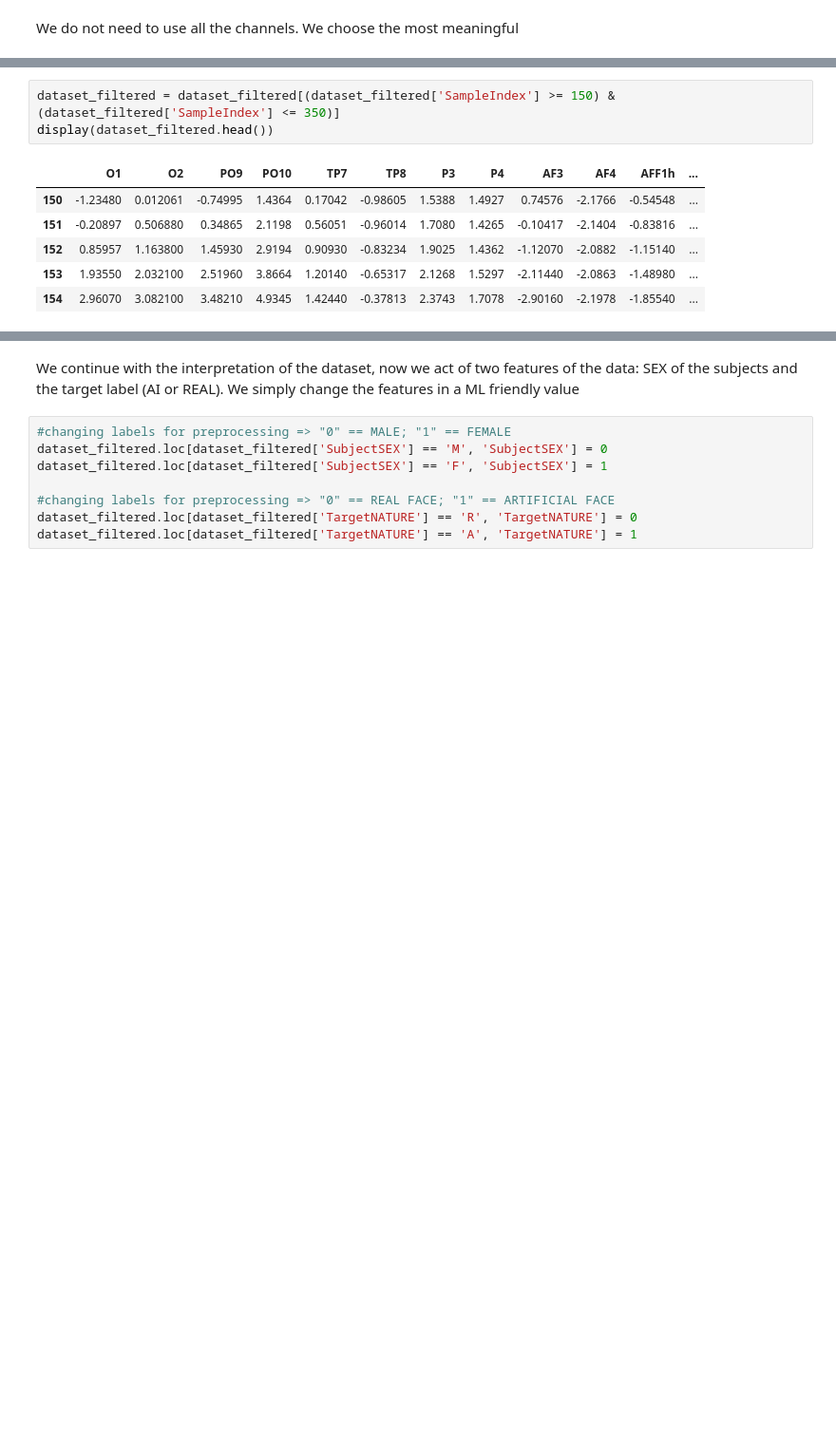
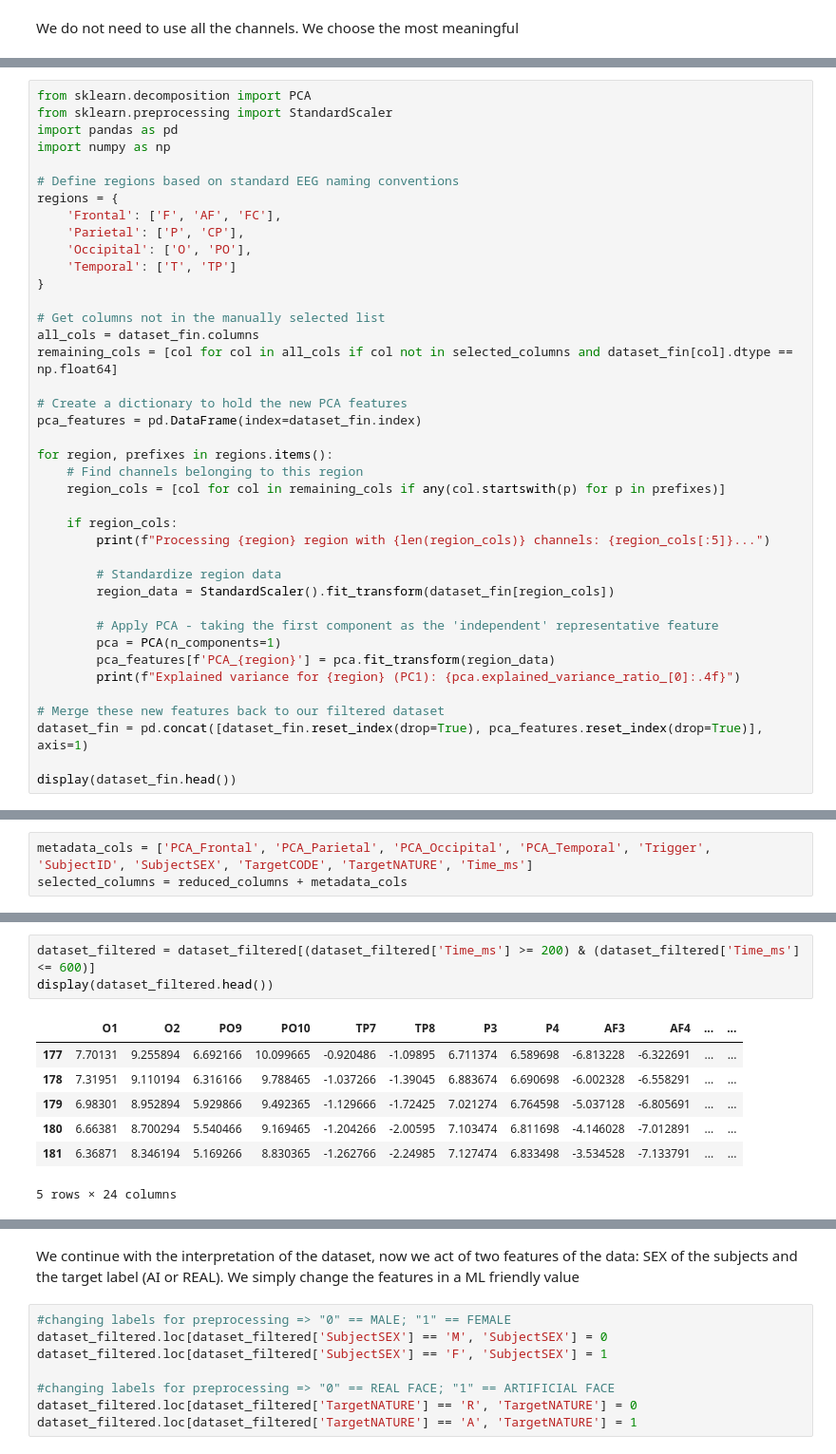
Before and after one commit to Pablo-Rimoldi/neural-classification-artificial-faces, a Jupyter notebook: notebooks/PREPROCESSING_EEG.ipynb, the cells around one changed output, grey strips where cells are left out. Shown at 95% size. Cells and saved outputs as stored; diff of their text form; blank space fills up the shorter version.

```diff
--- a/notebooks/PREPROCESSING_EEG.ipynb
+++ b/notebooks/PREPROCESSING_EEG.ipynb
@@ -77,0 +149,40 @@ dataset_filtered = dataset_fin[selected_columns]
+# %%
+from sklearn.decomposition import PCA
+from sklearn.preprocessing import StandardScaler
+import pandas as pd
+import numpy as np
+
+# Define regions based on standard EEG naming conventions
+regions = {
+    'Frontal': ['F', 'AF', 'FC'],
+    'Parietal': ['P', 'CP'],
+    'Occipital': ['O', 'PO'],
+    'Temporal': ['T', 'TP']
+}
+
+# Get columns not in the manually selected list
+all_cols = dataset_fin.columns
+remaining_cols = [col for col in all_cols if col not in selected_columns and dataset_fin[col].dtype == np.float64]
+
+# Create a dictionary to hold the new PCA features
+pca_features = pd.DataFrame(index=dataset_fin.index)
+
+for region, prefixes in regions.items():
+    # Find channels belonging to this region
+    region_cols = [col for col in remaining_cols if any(col.startswith(p) for p in prefixes)]
+
+    if region_cols:
+        print(f"Processing {region} region with {len(region_cols)} channels: {region_cols[:5]}...")
+
+        # Standardize region data
+        region_data = StandardScaler().fit_transform(dataset_fin[region_cols])
+
+        # Apply PCA - taking the first component as the 'independent' representative feature
+        pca = PCA(n_components=1)
+        pca_features[f'PCA_{region}'] = pca.fit_transform(region_data)
+        print(f"Explained variance for {region} (PC1): {pca.explained_variance_ratio_[0]:.4f}")
+
+# Merge these new features back to our filtered dataset
+dataset_fin = pd.concat([dataset_fin.reset_index(drop=True), pca_features.reset_index(drop=True)], axis=1)
+
+display(dataset_fin.head())
@@ -77,0 +205,3 @@ dataset_filtered = dataset_fin[selected_columns]
+# %%
+metadata_cols = ['PCA_Frontal', 'PCA_Parietal', 'PCA_Occipital', 'PCA_Temporal', 'Trigger', 'SubjectID', 'SubjectSEX', 'TargetCODE', 'TargetNATURE', 'Time_ms']
+selected_columns = reduced_columns + metadata_cols
@@ -97,13 +229,14 @@ Each sample index represents a step in time, each step is equal to 2 ms (since w
 # %%
-dataset_filtered = dataset_filtered[(dataset_filtered['SampleIndex'] >= 150) & (dataset_filtered['SampleIndex'] <= 350)]
+dataset_filtered = dataset_filtered[(dataset_filtered['Time_ms'] >= 200) & (dataset_filtered['Time_ms'] <= 600)]
 display(dataset_filtered.head())
 # %% [output]
-|  | O1 | O2 | PO9 | PO10 | TP7 | TP8 | P3 | P4 | AF3 | AF4 | AFF1h | ... |
-| 150 | -1.23480 | 0.012061 | -0.74995 | 1.4364 | 0.17042 | -0.98605 | 1.5388 | 1.4927 | 0.74576 | -2.1766 | -0.54548 | ... |
-| 151 | -0.20897 | 0.506880 | 0.34865 | 2.1198 | 0.56051 | -0.96014 | 1.7080 | 1.4265 | -0.10417 | -2.1404 | -0.83816 | ... |
-| 152 | 0.85957 | 1.163800 | 1.45930 | 2.9194 | 0.90930 | -0.83234 | 1.9025 | 1.4362 | -1.12070 | -2.0882 | -1.15140 | ... |
-| 153 | 1.93550 | 2.032100 | 2.51960 | 3.8664 | 1.20140 | -0.65317 | 2.1268 | 1.5297 | -2.11440 | -2.0863 | -1.48980 | ... |
-| 154 | 2.96070 | 3.082100 | 3.48210 | 4.9345 | 1.42440 | -0.37813 | 2.3743 | 1.7078 | -2.90160 | -2.1978 | -1.85540 | ... |
+|  | O1 | O2 | PO9 | PO10 | TP7 | TP8 | P3 | P4 | AF3 | AF4 | ... | ... |
+| 177 | 7.70131 | 9.255894 | 6.692166 | 10.099665 | -0.920486 | -1.09895 | 6.711374 | 6.589698 | -6.813228 | -6.322691 | ... | ... |
+| 178 | 7.31951 | 9.110194 | 6.316166 | 9.788465 | -1.037266 | -1.39045 | 6.883674 | 6.690698 | -6.002328 | -6.558291 | ... | ... |
+| 179 | 6.98301 | 8.952894 | 5.929866 | 9.492365 | -1.129666 | -1.72425 | 7.021274 | 6.764598 | -5.037128 | -6.805691 | ... | ... |
+| 180 | 6.66381 | 8.700294 | 5.540466 | 9.169465 | -1.204266 | -2.00595 | 7.103474 | 6.811698 | -4.146028 | -7.012891 | ... | ... |
+| 181 | 6.36871 | 8.346194 | 5.169266 | 8.830365 | -1.262766 | -2.24985 | 7.127474 | 6.833498 | -3.534528 | -7.133791 | ... | ... |
+5 rows × 24 columns
 # %%
 reportID = dataset_filtered[(dataset_filtered['SubjectID'] == '01')]
 display(reportID)
```
Also changed, not shown: parts of 20 cells of this notebook, 1 other file.
